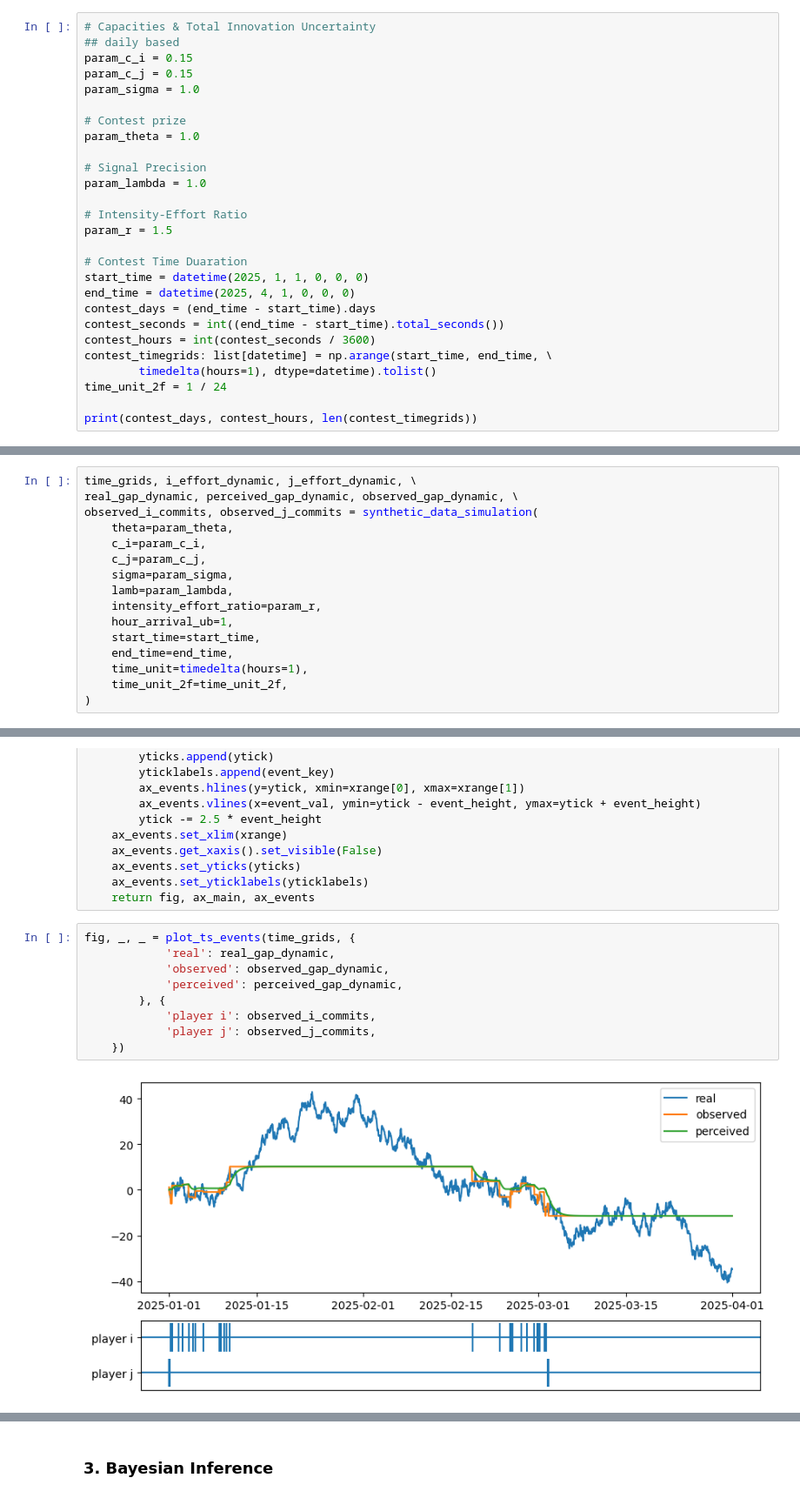
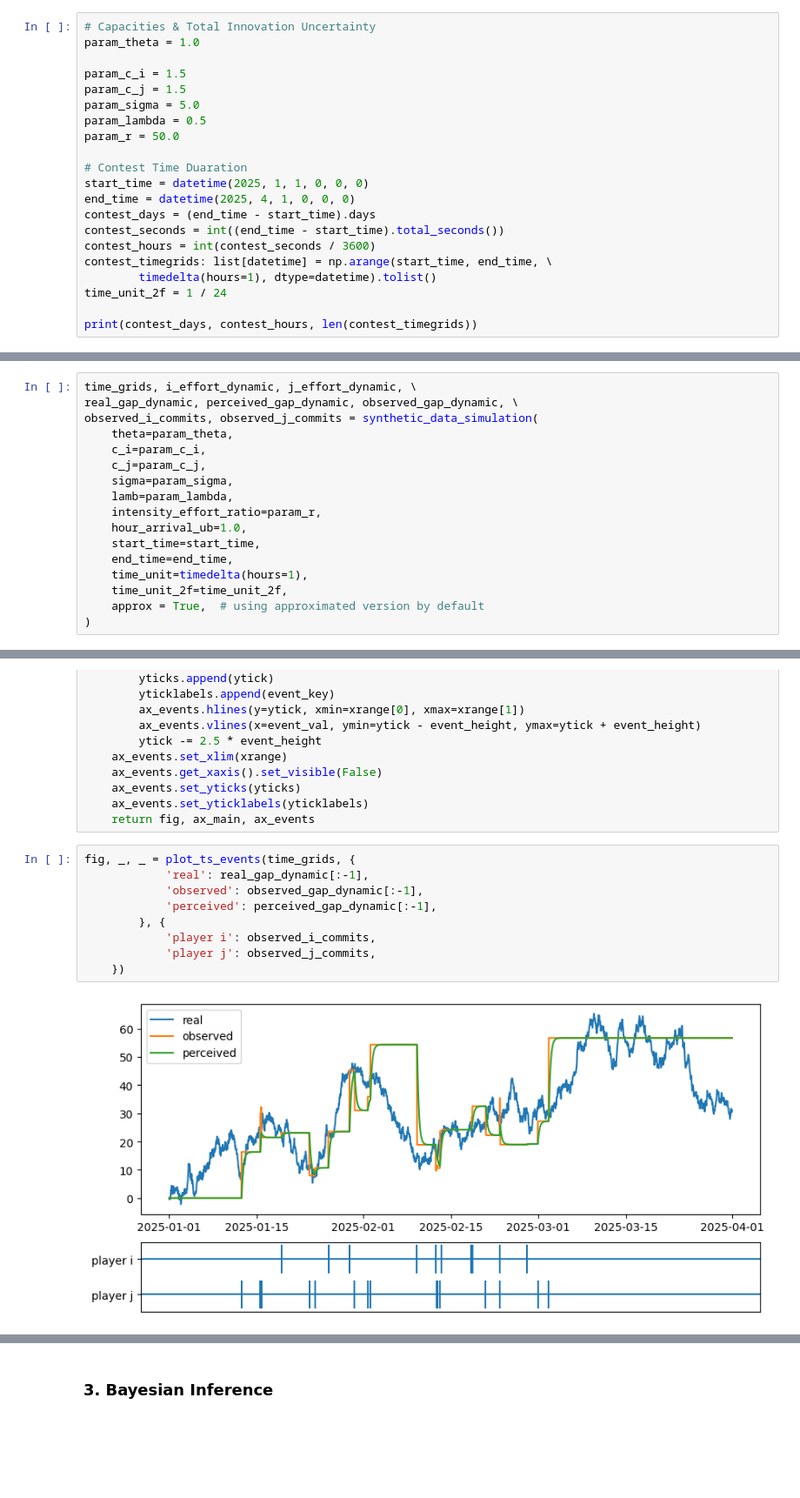
Before and after one commit to zhuanglinsheng/kaggle-contest-design, a Jupyter notebook: synthetic_data/Synthetic_Data.ipynb, the cells around one changed output, grey strips where cells are left out. Shown at 87% size. Cells and saved outputs as stored; diff of their text form; blank space fills up the shorter version.

```diff
--- a/synthetic_data/Synthetic_Data.ipynb
+++ b/synthetic_data/Synthetic_Data.ipynb
@@ -30,19 +23,13 @@ Test model compilation
 ### 1. Model Setting
 # %%
 # Capacities & Total Innovation Uncertainty
-## daily based
-param_c_i = 0.15
-param_c_j = 0.15
-param_sigma = 1.0
-
-# Contest prize
 param_theta = 1.0
 
-# Signal Precision
-param_lambda = 1.0
-
-# Intensity-Effort Ratio
-param_r = 1.5
+param_c_i = 1.5
+param_c_j = 1.5
+param_sigma = 5.0
+param_lambda = 0.5
+param_r = 50.0
 
 # Contest Time Duaration
 start_time = datetime(2025, 1, 1, 0, 0, 0)
@@ -69,9 +56,10 @@ observed_i_commits, observed_j_commits = synthetic_data_simulation(
 	sigma=param_sigma,
 	lamb=param_lambda,
 	intensity_effort_ratio=param_r,
-	hour_arrival_ub=1,
+	hour_arrival_ub=1.0,
 	start_time=start_time,
 	end_time=end_time,
 	time_unit=timedelta(hours=1),
 	time_unit_2f=time_unit_2f,
+	approx = True,  # using approximated version by default
 )
@@ -112,14 +108,14 @@ def plot_ts_events(
 	return fig, ax_main, ax_events
 # %%
 fig, _, _ = plot_ts_events(time_grids, {
-			'real': real_gap_dynamic,
-			'observed': observed_gap_dynamic,
-			'perceived': perceived_gap_dynamic,
+			'real': real_gap_dynamic[:-1],
+			'observed': observed_gap_dynamic[:-1],
+			'perceived': perceived_gap_dynamic[:-1],
 		}, {
 			'player i': observed_i_commits,
 			'player j': observed_j_commits,
 	})
 # %% [output]
-[figure, old version]
+[figure, new version]
 # %%
 plt.figure(figsize=(10, 3))
```
Also changed, not shown: parts of 16 cells of this notebook, 5 other files.
